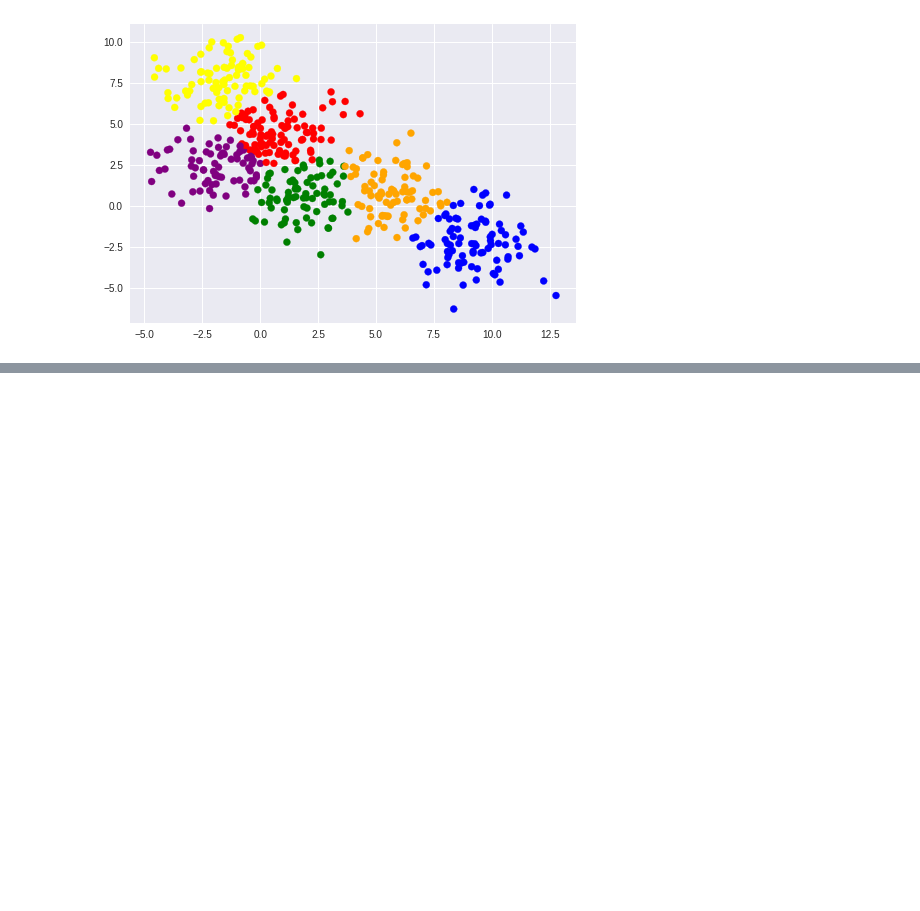
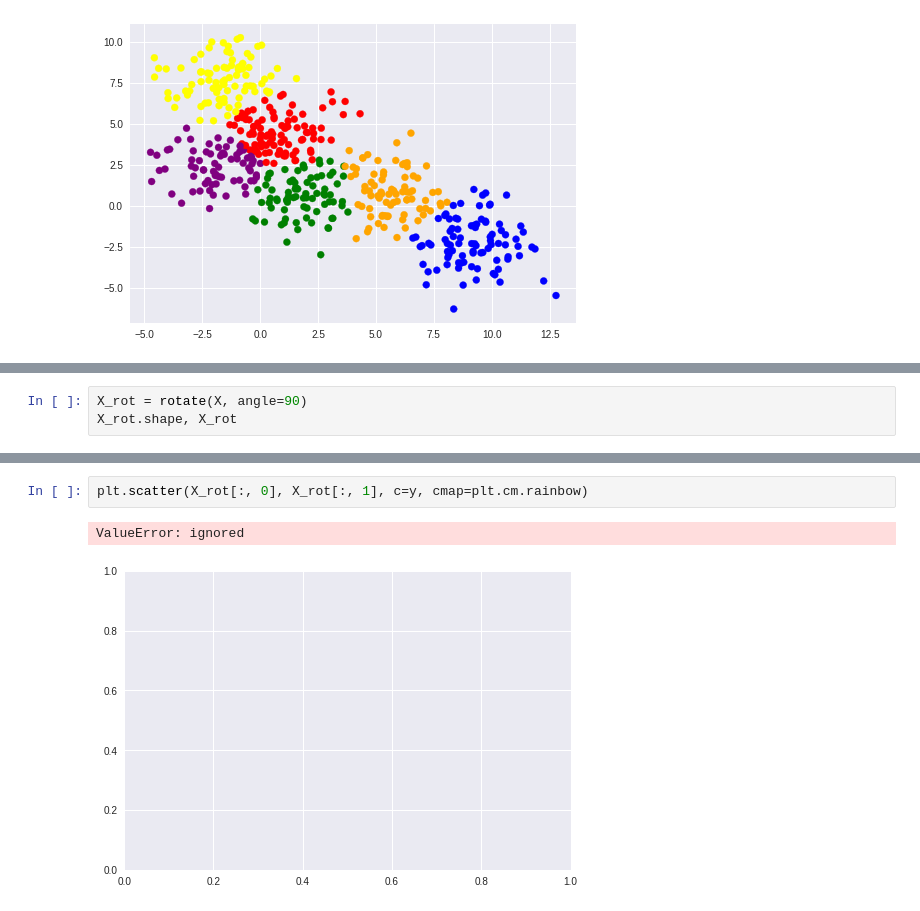
Before and after one commit to aakashv000/Machine-Learning-Lab-CS3103, a Jupyter notebook: Lab_5_Cross_Validation,_Bias_and_Variance.ipynb, the cells around one changed output, grey strips where cells are left out. Cells and saved outputs as stored; diff of their text form; blank space fills up the shorter version.

```diff
--- a/Lab_5_Cross_Validation,_Bias_and_Variance.ipynb
+++ b/Lab_5_Cross_Validation,_Bias_and_Variance.ipynb
@@ -270,0 +297,3 @@ plt.scatter(X[:, 0], X[:, 1], c=y_pred, cmap=CMAP)
+# %%
+X_rot = rotate(X, angle=90)
+X_rot.shape, X_rot
@@ -270,0 +318,5 @@ plt.scatter(X[:, 0], X[:, 1], c=y_pred, cmap=CMAP)
+# %%
+plt.scatter(X_rot[:, 0], X_rot[:, 1], c=y, cmap=plt.cm.rainbow)
+# %% [output]
+ValueError: ignored
+[figure, added]
```
Also changed, not shown: parts of 8 cells of this notebook.
